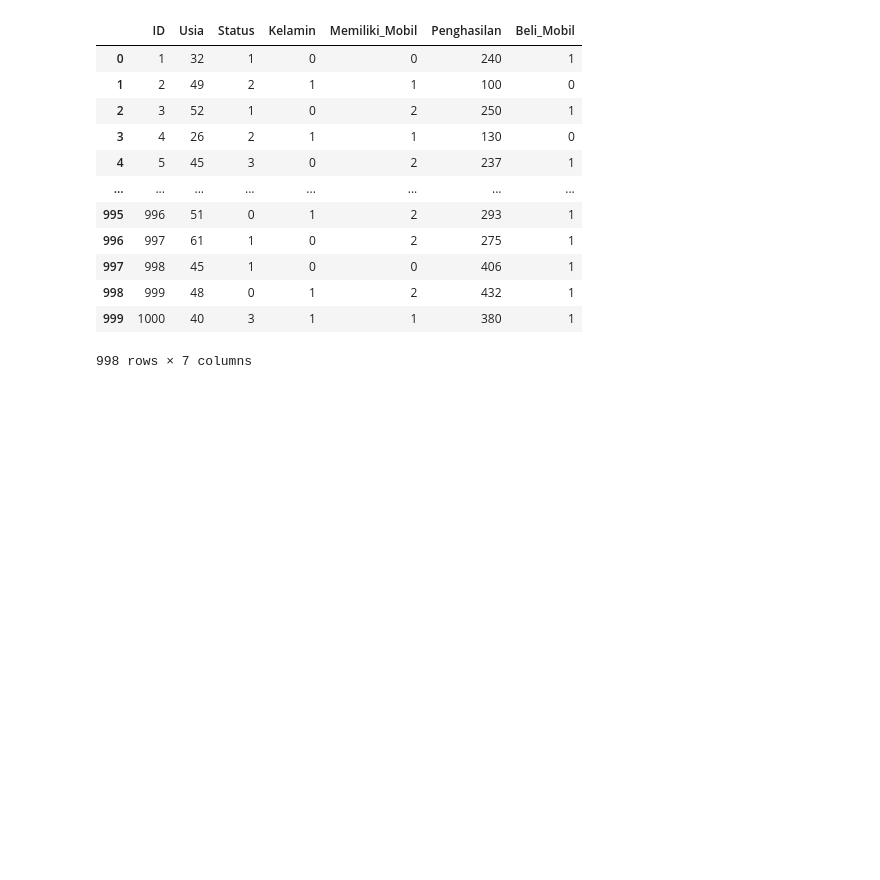
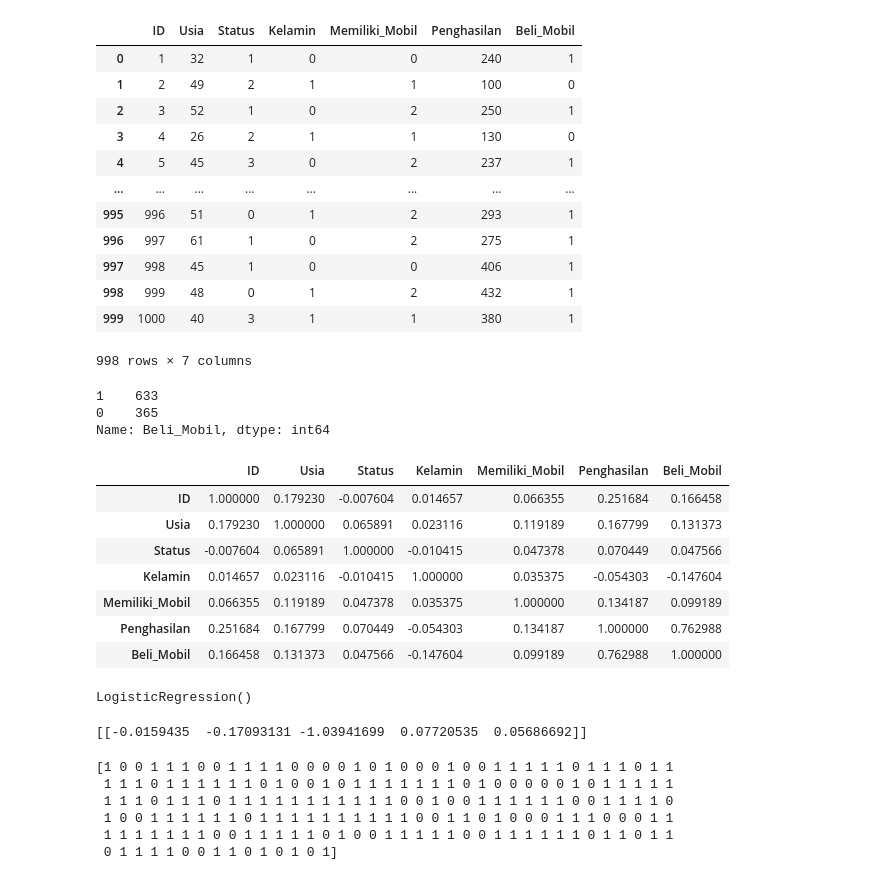
Before and after one commit to amilsiddik/percobaan, a Jupyter notebook: Logistic_Regression.ipynb, the cells around one changed output. Drawn from its saved outputs; the diff is of its cells as text; code cells hidden in the pictures; blank space fills up the shorter version.

```diff
--- a/Logistic_Regression.ipynb
+++ b/Logistic_Regression.ipynb
@@ -47,3 +73,20 @@ df1.dropna()
 | 998 | 999 | 48 | 0 | 1 | 2 | 432 | 1 |
 | 999 | 1000 | 40 | 3 | 1 | 1 | 380 | 1 |
 998 rows × 7 columns
+# %%
+df1['Beli_Mobil'].value_counts()
+# %% [output]
+1    633
+0    365
+Name: Beli_Mobil, dtype: int64
+# %%
+df1.corr(method='pearson')
+# %% [output]
+|  | ID | Usia | Status | Kelamin | Memiliki_Mobil | Penghasilan | Beli_Mobil |
+| ID | 1.000000 | 0.179230 | -0.007604 | 0.014657 | 0.066355 | 0.251684 | 0.166458 |
+| Usia | 0.179230 | 1.000000 | 0.065891 | 0.023116 | 0.119189 | 0.167799 | 0.131373 |
+| Status | -0.007604 | 0.065891 | 1.000000 | -0.010415 | 0.047378 | 0.070449 | 0.047566 |
+| Kelamin | 0.014657 | 0.023116 | -0.010415 | 1.000000 | 0.035375 | -0.054303 | -0.147604 |
+| Memiliki_Mobil | 0.066355 | 0.119189 | 0.047378 | 0.035375 | 1.000000 | 0.134187 | 0.099189 |
+| Penghasilan | 0.251684 | 0.167799 | 0.070449 | -0.054303 | 0.134187 | 1.000000 | 0.762988 |
+| Beli_Mobil | 0.166458 | 0.131373 | 0.047566 | -0.147604 | 0.099189 | 0.762988 | 1.000000 |
@@ -49,0 +98,20 @@ df1.dropna()
+# %%
+import sklearn.linear_model as lm
+model = lm.LogisticRegression(solver='lbfgs')
+model.fit(X_train, y_train)
+# %% [output]
+LogisticRegression()
+# %%
+print(model.coef_)
+# %% [output]
+[[-0.0159435  -0.17093131 -1.03941699  0.07720535  0.05686692]]
+# %%
+y_prediksi=model.predict(X_test)
+print(y_prediksi)
+# %% [output]
+[1 0 0 1 1 1 0 0 1 1 1 1 0 0 0 0 1 0 1 0 0 0 1 0 0 1 1 1 1 1 0 1 1 1 0 1 1
+ 1 1 1 0 1 1 1 1 1 1 0 1 0 0 1 0 1 1 1 1 1 1 1 0 1 0 0 0 0 0 1 0 1 1 1 1 1
+ 1 1 1 0 1 1 1 0 1 1 1 1 1 1 1 1 1 1 1 0 0 1 0 0 1 1 1 1 1 1 0 0 1 1 1 1 0
+ 1 0 0 1 1 1 1 1 1 0 1 1 1 1 1 1 1 1 1 1 0 0 1 1 0 1 0 0 0 1 1 1 0 0 0 1 1
+ 1 1 1 1 1 1 1 0 0 1 1 1 1 1 0 1 0 0 1 1 1 1 1 0 0 1 1 1 1 1 1 0 1 1 0 1 1
+ 0 1 1 1 1 0 0 1 1 0 1 0 1 0 1]
```
Also changed, not shown: parts of 9 cells of this notebook.
